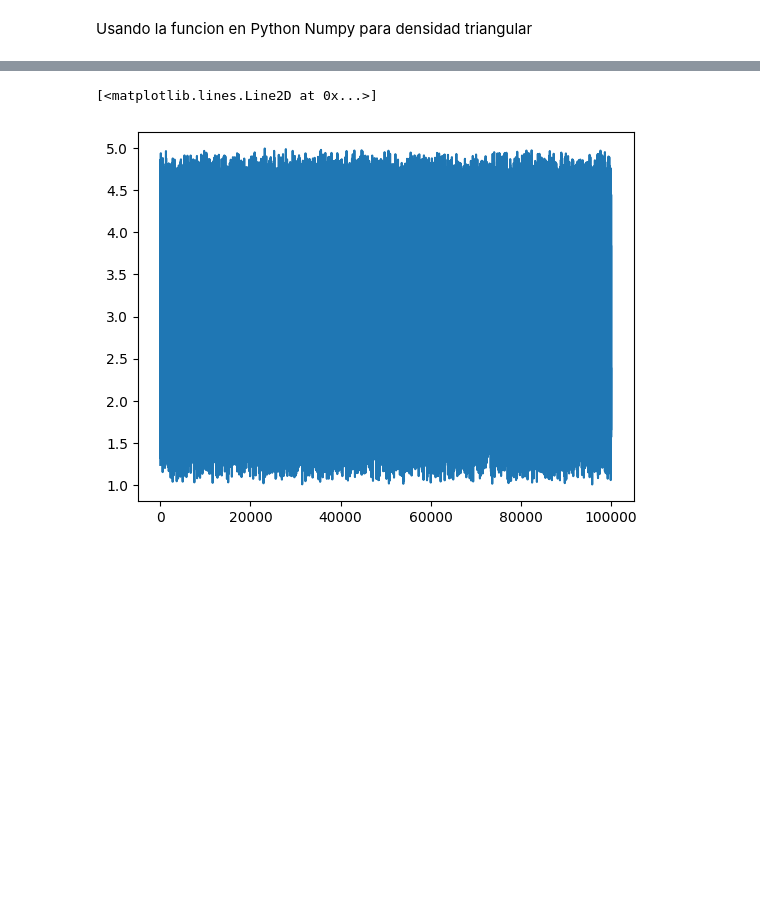
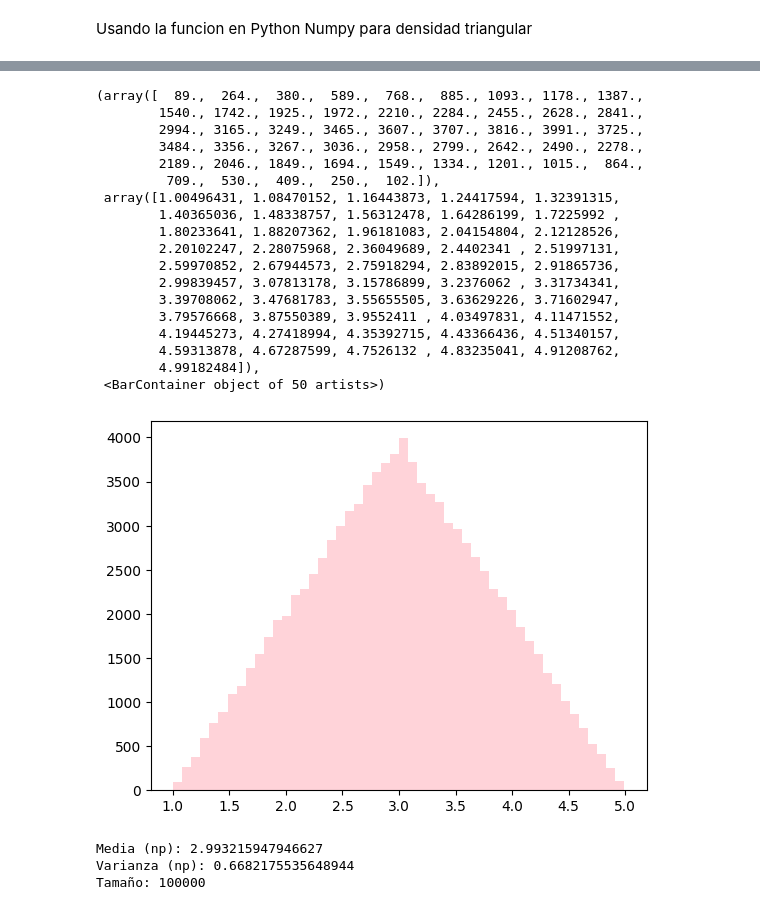
Before and after one commit to DanielaJim07/Simulaci-n-I, a Jupyter notebook: Distribucion_triangular.ipynb, the cells around one changed output, grey strips where cells are left out. Cells and saved outputs as stored; diff of their text form; code cells hidden in the pictures; blank space fills up the shorter version.

```diff
--- a/Distribucion_triangular.ipynb
+++ b/Distribucion_triangular.ipynb
@@ -59,6 +93,33 @@ print(np.var(gg))
-# %%
-
-plt.plot(gg)
-# %% [output]
-[<matplotlib.lines.Line2D at 0x...>]
-[figure, removed]
+# %%
+# Usamos la función de Numpy para comparar (genera directamente triangular)
+gg = np.random.triangular(a, b, c, 100000)
+plt.hist(gg, bins=50, color="lightpink", alpha=0.6, label="np.random.triangular")
+# %% [output]
+(array([  89.,  264.,  380.,  589.,  768.,  885., 1093., 1178., 1387.,
+        1540., 1742., 1925., 1972., 2210., 2284., 2455., 2628., 2841.,
+        2994., 3165., 3249., 3465., 3607., 3707., 3816., 3991., 3725.,
+        3484., 3356., 3267., 3036., 2958., 2799., 2642., 2490., 2278.,
+        2189., 2046., 1849., 1694., 1549., 1334., 1201., 1015.,  864.,
+         709.,  530.,  409.,  250.,  102.]),
+ array([1.00496431, 1.08470152, 1.16443873, 1.24417594, 1.32391315,
+        1.40365036, 1.48338757, 1.56312478, 1.64286199, 1.7225992 ,
+        1.80233641, 1.88207362, 1.96181083, 2.04154804, 2.12128526,
+        2.20102247, 2.28075968, 2.36049689, 2.4402341 , 2.51997131,
+        2.59970852, 2.67944573, 2.75918294, 2.83892015, 2.91865736,
+        2.99839457, 3.07813178, 3.15786899, 3.2376062 , 3.31734341,
+        3.39708062, 3.47681783, 3.55655505, 3.63629226, 3.71602947,
+        3.79576668, 3.87550389, 3.9552411 , 4.03497831, 4.11471552,
+        4.19445273, 4.27418994, 4.35392715, 4.43366436, 4.51340157,
+        4.59313878, 4.67287599, 4.7526132 , 4.83235041, 4.91208762,
+        4.99182484]),
+ <BarContainer object of 50 artists>)
+[figure, added]
+# %%
+# Estadísticas de la función de Numpy
+print("Media (np):", np.mean(gg))
+print("Varianza (np):", np.var(gg))
+print("Tamaño:", len(gg))
+# %% [output]
+Media (np): 2.993215947946627
+Varianza (np): 0.6682175535648944
+Tamaño: 100000
```
Also changed, not shown: parts of 11 cells of this notebook.
